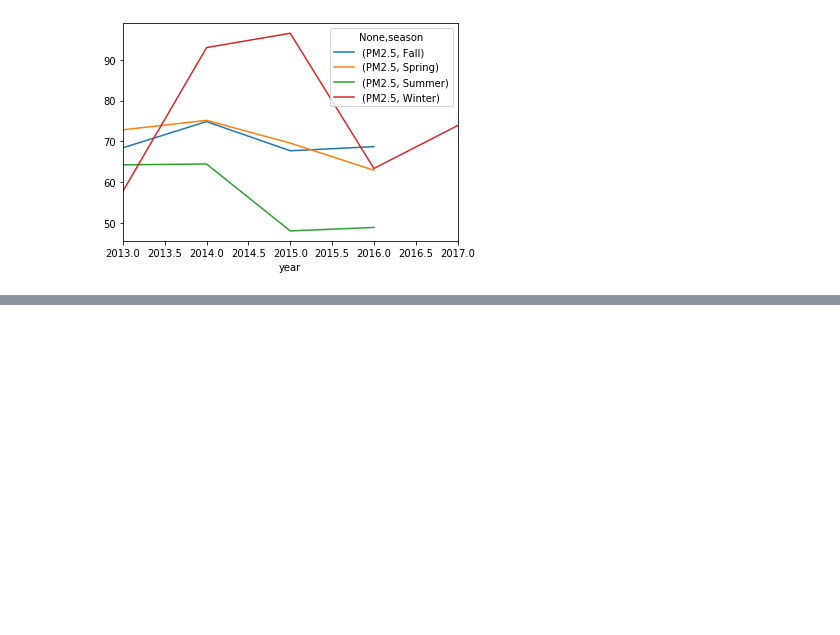
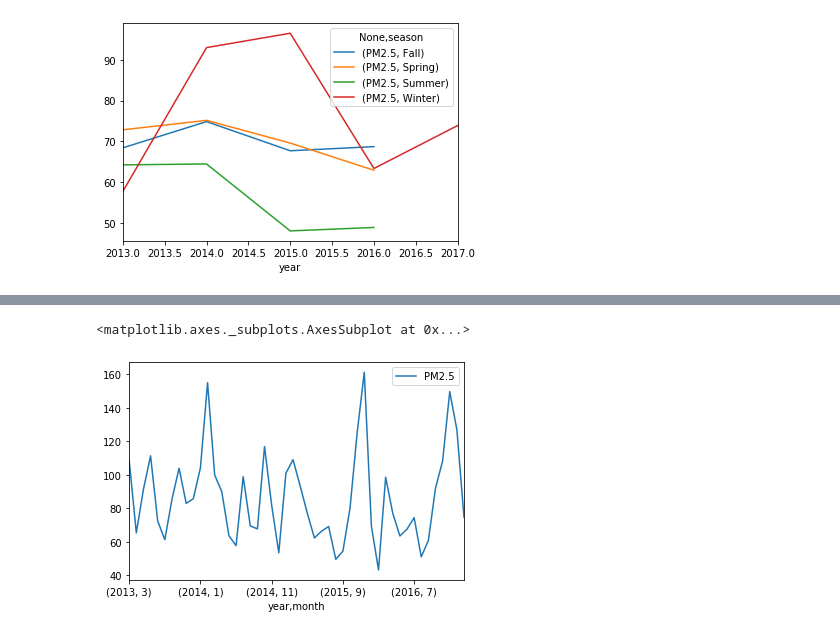
Before and after one commit to roccohsia/stats131group10, a Jupyter notebook: final project.ipynb, the cells around one changed output, grey strips where cells are left out. Cells and saved outputs as stored; diff of their text form; code cells hidden in the pictures; blank space fills up the shorter version.

```diff
--- a/final project.ipynb
+++ b/final project.ipynb
@@ -275,0 +302,5 @@ seasonmean.loc['Huairou'].plot()
+# %%
+monthlymean.loc['Dongsi'].plot()
+# %% [output]
+<matplotlib.axes._subplots.AxesSubplot at 0x...>
+[figure, added]
```
Also changed, not shown: parts of 7 cells of this notebook.
